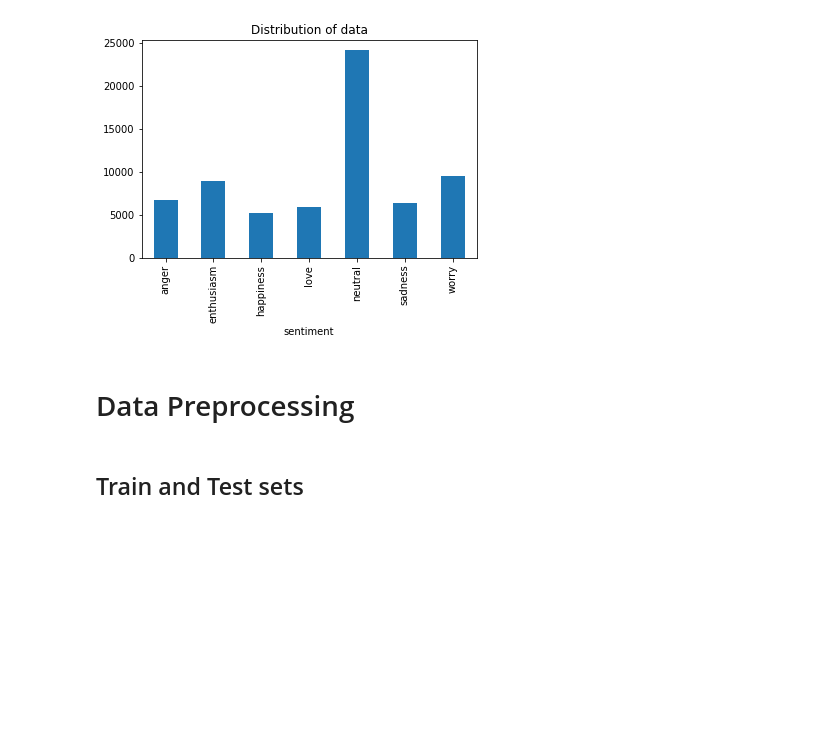
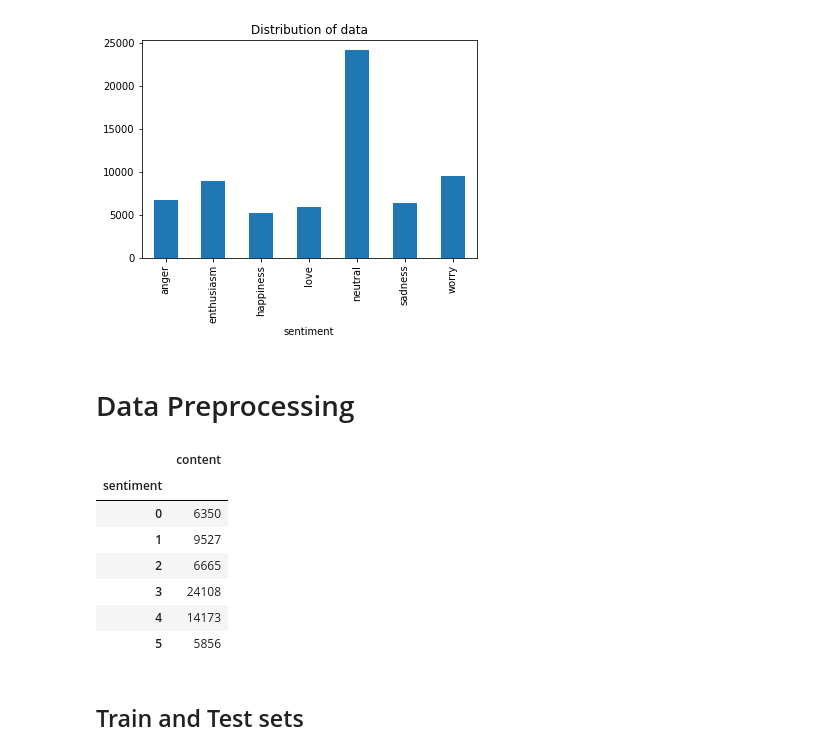
Before and after one commit to Sarahhabbi/EmotionAnalysis, a Jupyter notebook: src/model.ipynb, the cells around one changed output. Saved outputs shown, nothing was run; the diff lists cells and outputs as text; code cells hidden in the pictures; blank space fills up the shorter version.

```diff
--- a/src/model.ipynb
+++ b/src/model.ipynb
@@ -108,7 +108,7 @@ data_preprocessed = df[['content','sentiment']]
 data_preprocessed = data_preprocessed[data_preprocessed.sentiment != "empty"]
 # %%
 # remove stop word
-data_preprocessed['content'] = data_preprocessed['content'].apply(lambda text: cleaning_tweet(text))
+data_preprocessed['content'] = data_preprocessed['content'].apply(lambda text: f.cleaning_tweet(text))
 
 #tokenization
 tokenizer = RegexpTokenizer(r'\w+|$[0-9]+|\S+')
@@ -128,6 +128,17 @@ sentiment_to_number = {
 }
 
 data_preprocessed['sentiment'] = data_preprocessed['sentiment'].replace(to_replace = sentiment_to_number)
+# %%
+data_preprocessed.groupby('sentiment').count()
+# %% [output]
+|  | content |
+| sentiment |  |
+| 0 | 6350 |
+| 1 | 9527 |
+| 2 | 6665 |
+| 3 | 24108 |
+| 4 | 14173 |
+| 5 | 5856 |
 # %%
 data_preprocessed.to_csv(path_or_buf='../data/cleaned_tweet_emotions.csv', index_label=False, header=True)
 # %%
```
Also changed, not shown: parts of 9 cells of this notebook.
